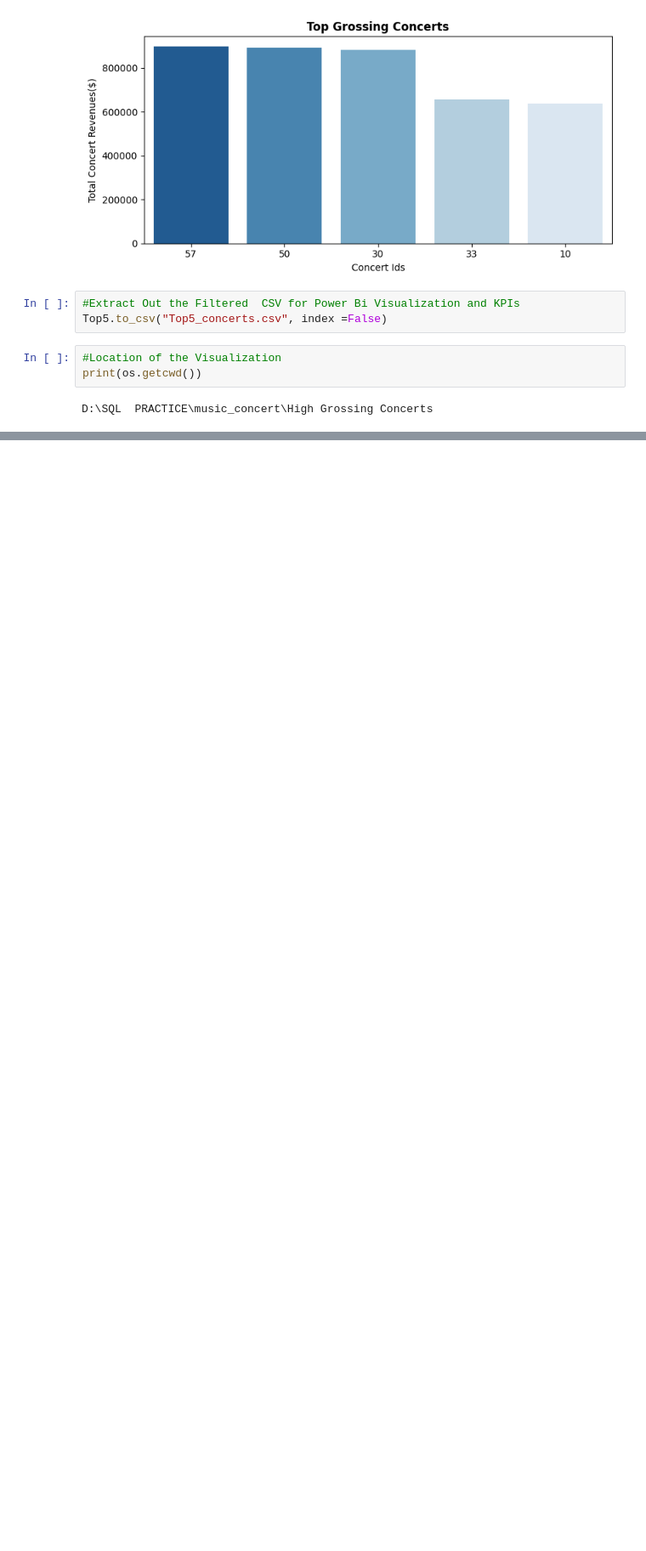
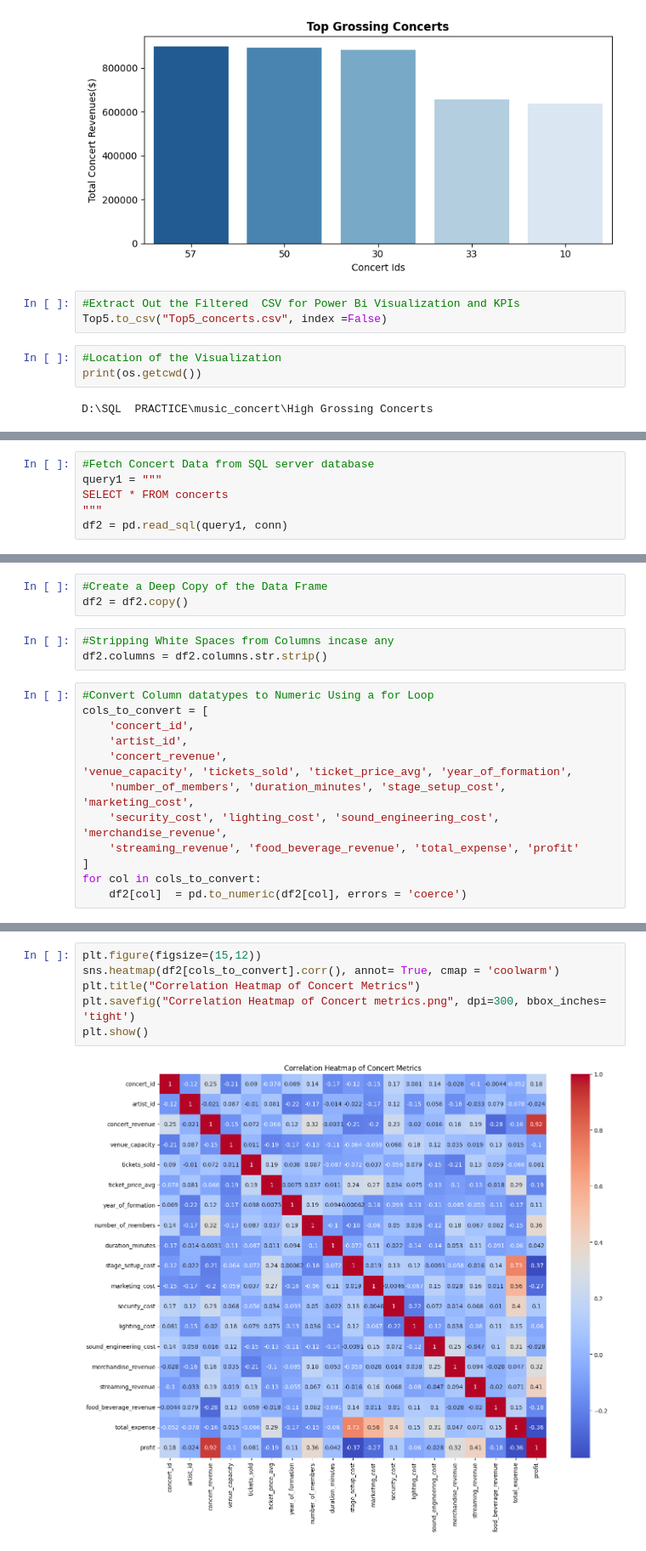
Before and after one commit to Bumblebash/SQL-Practice, a Jupyter notebook: music_concert/High Grossing Concerts/High_Grossing_concerts.ipynb, the cells around one changed output, grey strips where cells are left out. Shown at 85% size. Saved outputs shown, nothing was run; the diff lists cells and outputs as text; blank space fills up the shorter version.

Commit message:
Added A correlation Heat map to my Top Grossing Concert mini-project to Investigate contributors to Concert Success

```diff
--- a/music_concert/High Grossing Concerts/High_Grossing_concerts.ipynb
+++ b/music_concert/High Grossing Concerts/High_Grossing_concerts.ipynb
@@ -132,0 +144,6 @@ D:\SQL  PRACTICE\music_concert\High Grossing Concerts
+# %%
+#Fetch Concert Data from SQL server database
+query1 = """
+SELECT * FROM concerts
+"""
+df2 = pd.read_sql(query1, conn)
@@ -132,0 +174,19 @@ D:\SQL  PRACTICE\music_concert\High Grossing Concerts
+# %%
+#Create a Deep Copy of the Data Frame
+df2 = df2.copy()
+# %%
+#Stripping White Spaces from Columns incase any
+df2.columns = df2.columns.str.strip()
+# %%
+#Convert Column datatypes to Numeric Using a for Loop
+cols_to_convert = [
+    'concert_id',
+    'artist_id',
+    'concert_revenue',
+'venue_capacity', 'tickets_sold', 'ticket_price_avg', 'year_of_formation',
+    'number_of_members', 'duration_minutes', 'stage_setup_cost', 'marketing_cost',
+    'security_cost', 'lighting_cost', 'sound_engineering_cost', 'merchandise_revenue',
+    'streaming_revenue', 'food_beverage_revenue', 'total_expense', 'profit'
+]
+for col in cols_to_convert:
+    df2[col]  = pd.to_numeric(df2[col], errors = 'coerce')
@@ -132,0 +195,8 @@ D:\SQL  PRACTICE\music_concert\High Grossing Concerts
+# %%
+plt.figure(figsize=(15,12))
+sns.heatmap(df2[cols_to_convert].corr(), annot= True, cmap = 'coolwarm')
+plt.title("Correlation Heatmap of Concert Metrics")
+plt.savefig("Correlation Heatmap of Concert metrics.png", dpi=300, bbox_inches= 'tight')
+plt.show()
+# %% [output]
+[figure, added]
```
Also changed, not shown: parts of 13 cells of this notebook, 1 other file.
